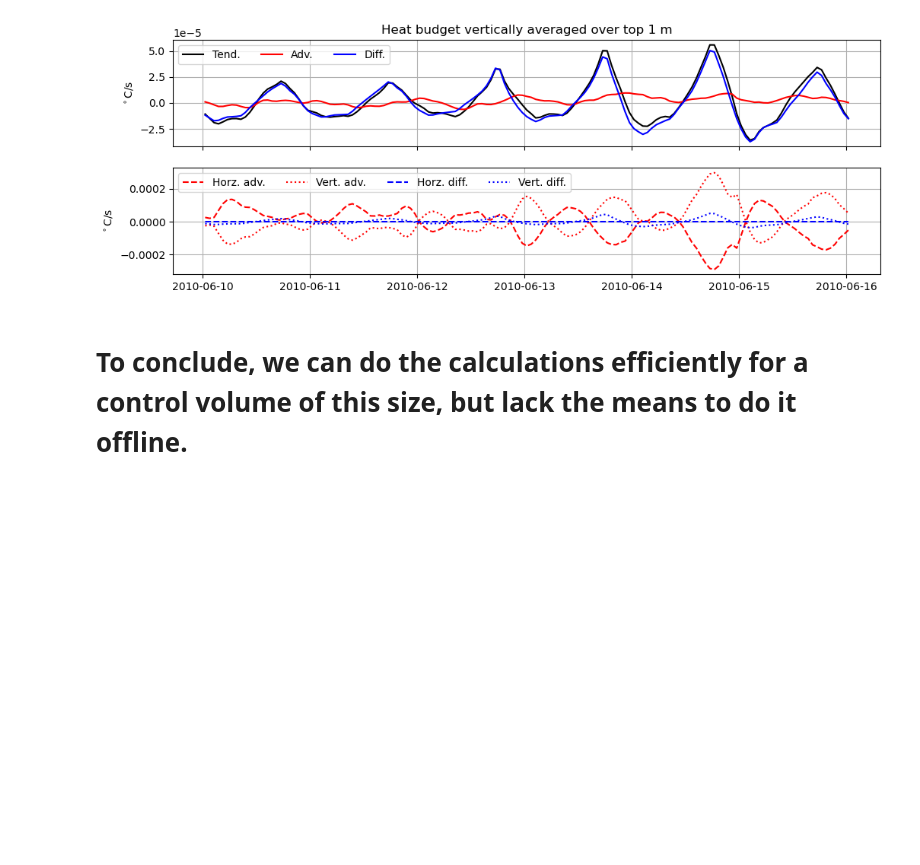
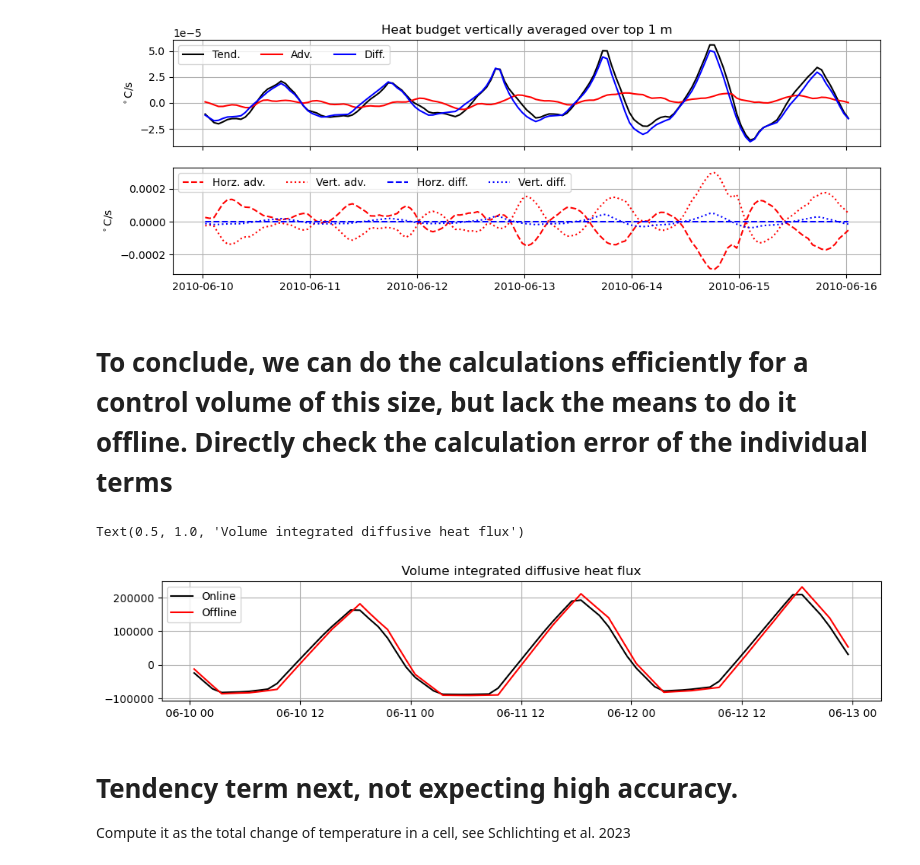
Before and after one commit to dylanschlichting/sunrise_student_led, a Jupyter notebook: txla_model/heat_budget_diagnostics.ipynb, the cells around one changed output. Drawn from its saved outputs; the diff is of its cells as text; code cells hidden in the pictures; blank space fills up the shorter version.

Commit message:
Added in offline calcs for heat budget

```diff
--- a/txla_model/heat_budget_diagnostics.ipynb
+++ b/txla_model/heat_budget_diagnostics.ipynb
@@ -207,4 +209,39 @@ for i in range(2):
 # %% [output]
 [figure]
 # %% [markdown]
-# To conclude, we can do the calculations efficiently for a control volume of this size, but lack the means to do it offline.
+# To conclude, we can do the calculations efficiently for a control volume of this size, but lack the means to do it offline. Directly check the calculation error of the individual terms
+# %%
+paths = ['/d1/shared/TXLA_ROMS/numerical_mixing/nest/ver0/ocean_his_child_*.nc',
+         '/d1/shared/TXLA_ROMS/numerical_mixing/nest/ver0/ocean_avg_child_*.nc']
+
+tslice = slice('2010-06-10','2010-06-12')
+
+def open_roms(path):
+    ds1 = xroms.open_mfnetcdf(glob.glob(path))
+    ds1, grid1 = xroms.roms_dataset(ds1)
+    ds1 = ds1.sel(ocean_time=tslice)
+    return ds1, grid1
+
+dsa = []
+grida = []
+for i in range(len(paths)):
+    ds1, grid1 = open_roms(paths[i])
+    dsa.append(ds1)
+    grida.append(grid1)
+# %%
+vdiff_on = (ds.temp_vdiff*dsa[1].dV).where(box).sel(ocean_time=tslice).sum(['eta_rho','xi_rho','s_rho']).load()
+vdiff_of = ((dsa[0].shflux/(1025*3850))*dsa[0].dA).where(box).sel(ocean_time=tslice).sum(['eta_rho','xi_rho']).load()
+# %%
+fig, ax = plt.subplots(1,1, figsize = (12,2))
+
+ax.plot(vdiff_on.ocean_time, vdiff_on, label = 'Online', lw = 1.5, c = 'k')
+ax.plot(vdiff_on.ocean_time, vdiff_of, label = 'Offline', lw = 1.5, c = 'r')
+ax.legend()
+ax.grid()
+ax.set_title('Volume-integrated diffusive heat flux')
+# %% [output]
+Text(0.5, 1.0, 'Volume integrated diffusive heat flux')
+[figure, added]
+# %% [markdown]
+# Tendency term next, not expecting high accuracy.
+Compute it as the total change of temperature in a cell, see Schlichting et al. 2023
```
Also changed, not shown: parts of 10 cells of this notebook.
